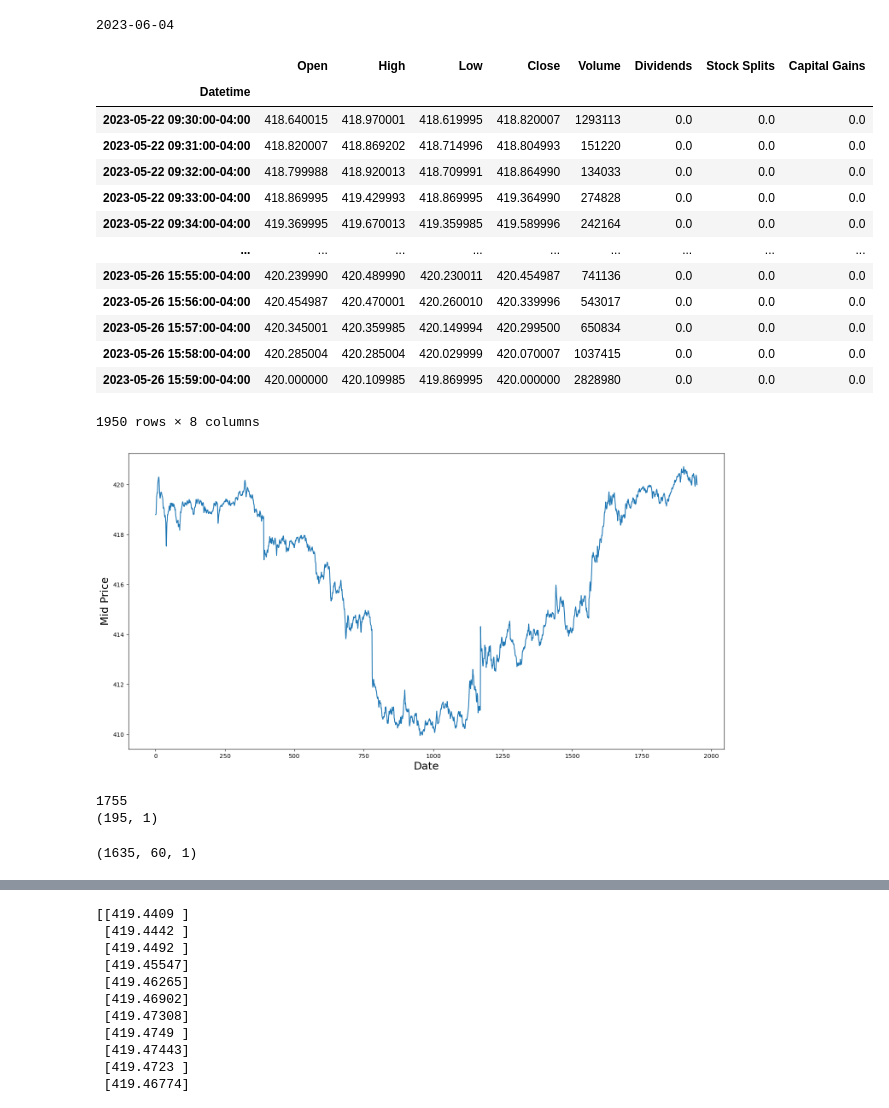
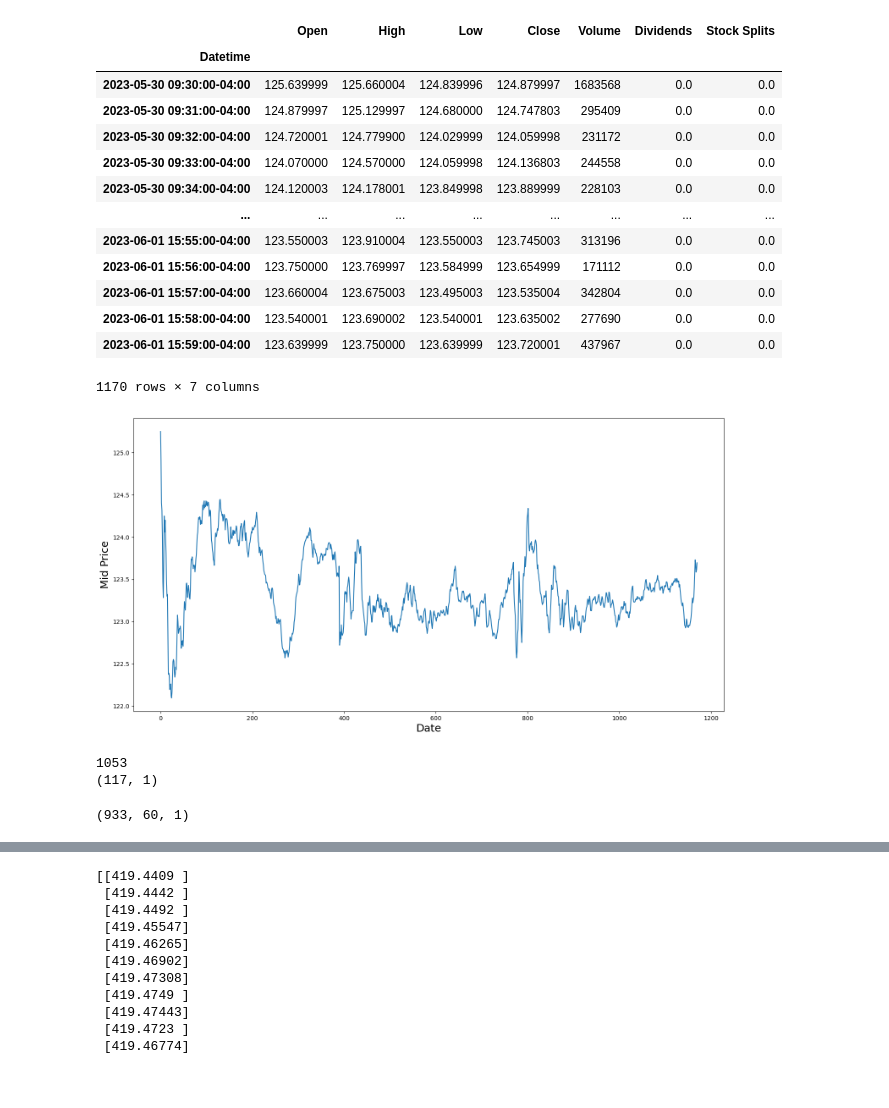
Before and after one commit to cowlinn/Money_Bot_V1, a Jupyter notebook: Exploration/ML/Actual testing more stonks .ipynb, the cells around one changed output, grey strips where cells are left out. Drawn from its saved outputs; the diff is of its cells as text; code cells hidden in the pictures; blank space fills up the shorter version.

```diff
--- a/Exploration/ML/Actual testing more stonks .ipynb
+++ b/Exploration/ML/Actual testing more stonks .ipynb
@@ -22,41 +22,53 @@ import os
 import urllib
 import json
 import yfinance as yf
-# %%
-curr_day_to_string = datetime.date.today()
-print(curr_day_to_string)
-# %% [output]
-2023-06-04
+# %%
+#### READ THIS BEFORE CONTINUING ####
+
+### CHANGE THE FOLLOWING VARIABLES ###
+stock_name = "GOOGL" #--> GIVE THE TICKER NAME
+
+
+### START AND END_DATES, GIVE YYYY-MM-DD format
+start_date = "2023-05-27"
+
+end_date = "2023-06-02"
+
+### CHOOSE INTERVAL OF TRAINING DATA, BEWARNED THAT IF YOUR START AND END, LONG, MIGHT NOT BE ABLE TO GET LARGE INTERVAL
+
+time_interval = "1m" ## LIST OF HISTORY: [“1m”, “2m”, “5m”, “15m”, “30m”, “60m”, “90m”, “1h”, “1d”, “5d”, “1wk”, “1mo”, “3mo”]
 # %%
 #for saving / upadting / testing?
 #need to change, then can run the above!
-stock_name = "SPY"
 curr_day_to_string = datetime.date.today()
 cache_fname = "/historical/" + f"{stock_name}_{curr_day_to_string}.csv"
 
 stock = yf.Ticker(stock_name)
 ## TO change the historical values, try to stick to 1m granularity
-data = pd.DataFrame(stock.history(start="2023-05-21", end="2023-05-28", interval="1m"))
+data = pd.DataFrame(stock.history(start=start_date, end=end_date, interval=time_interval))
 data
-###TODO: Saving and reading for backtesting purposes, but honestly no need
-##data.to_csv(cache_fname)
 # %% [output]
-|  | Open | High | Low | Close | Volume | Dividends | Stock Splits | Capital Gains |
-| Datetime |  |  |  |  |  |  |  |  |
-| 2023-05-22 09:30:00-04:00 | 418.640015 | 418.970001 | 418.619995 | 418.820007 | 1293113 | 0.0 | 0.0 | 0.0 |
-| 2023-05-22 09:31:00-04:00 | 418.820007 | 418.869202 | 418.714996 | 418.804993 | 151220 | 0.0 | 0.0 | 0.0 |
-| 2023-05-22 09:32:00-04:00 | 418.799988 | 418.920013 | 418.709991 | 418.864990 | 134033 | 0.0 | 0.0 | 0.0 |
-| 2023-05-22 09:33:00-04:00 | 418.869995 | 419.429993 | 418.869995 | 419.364990 | 274828 | 0.0 | 0.0 | 0.0 |
-| 2023-05-22 09:34:00-04:00 | 419.369995 | 419.670013 | 419.359985 | 419.589996 | 242164 | 0.0 | 0.0 | 0.0 |
-| ... | ... | ... | ... | ... | ... | ... | ... | ... |
-| 2023-05-26 15:55:00-04:00 | 420.239990 | 420.489990 | 420.230011 | 420.454987 | 741136 | 0.0 | 0.0 | 0.0 |
-| 2023-05-26 15:56:00-04:00 | 420.454987 | 420.470001 | 420.260010 | 420.339996 | 543017 | 0.0 | 0.0 | 0.0 |
-| 2023-05-26 15:57:00-04:00 | 420.345001 | 420.359985 | 420.149994 | 420.299500 | 650834 | 0.0 | 0.0 | 0.0 |
-| 2023-05-26 15:58:00-04:00 | 420.285004 | 420.285004 | 420.029999 | 420.070007 | 1037415 | 0.0 | 0.0 | 0.0 |
-| 2023-05-26 15:59:00-04:00 | 420.000000 | 420.109985 | 419.869995 | 420.000000 | 2828980 | 0.0 | 0.0 | 0.0 |
+|  | Open | High | Low | Close | Volume | Dividends | Stock Splits |
+| Datetime |  |  |  |  |  |  |  |
+| 2023-05-30 09:30:00-04:00 | 125.639999 | 125.660004 | 124.839996 | 124.879997 | 1683568 | 0.0 | 0.0 |
+| 2023-05-30 09:31:00-04:00 | 124.879997 | 125.129997 | 124.680000 | 124.747803 | 295409 | 0.0 | 0.0 |
+| 2023-05-30 09:32:00-04:00 | 124.720001 | 124.779900 | 124.029999 | 124.059998 | 231172 | 0.0 | 0.0 |
+| 2023-05-30 09:33:00-04:00 | 124.070000 | 124.570000 | 124.059998 | 124.136803 | 244558 | 0.0 | 0.0 |
+| 2023-05-30 09:34:00-04:00 | 124.120003 | 124.178001 | 123.849998 | 123.889999 | 228103 | 0.0 | 0.0 |
+| ... | ... | ... | ... | ... | ... | ... | ... |
+| 2023-06-01 15:55:00-04:00 | 123.550003 | 123.910004 | 123.550003 | 123.745003 | 313196 | 0.0 | 0.0 |
+| 2023-06-01 15:56:00-04:00 | 123.750000 | 123.769997 | 123.584999 | 123.654999 | 171112 | 0.0 | 0.0 |
+| 2023-06-01 15:57:00-04:00 | 123.660004 | 123.675003 | 123.495003 | 123.535004 | 342804 | 0.0 | 0.0 |
+| 2023-06-01 15:58:00-04:00 | 123.540001 | 123.690002 | 123.540001 | 123.635002 | 277690 | 0.0 | 0.0 |
+| 2023-06-01 15:59:00-04:00 | 123.639999 | 123.750000 | 123.639999 | 123.720001 | 437967 | 0.0 | 0.0 |
-1950 rows × 8 columns
+1170 rows × 7 columns
 # %%
-##TODO: run from here!
+
+
+
+## NO CHANGES FROM HERE, JUST RUN EVERYTHING SEE NICE GRAPH
+
+
 df = data.copy()
 #df = df.rename(columns={'Datetime': 'Date'})
 #visualization
@@ -67,7 +79,7 @@ plt.xlabel('Date',fontsize=18)
 plt.ylabel('Mid Price',fontsize=18)
 plt.show()
 # %% [output]
-[figure, old version]
+[figure, new version]
 # %%
 #let's try to predict the last 10% of values (this is arbitrary)
 #default [1:3] = high + low
@@ -79,8 +91,8 @@ training_set = df.iloc[:train_len, 1:2].values
 test_set = df.iloc[train_len:, 1:2].values #take the last x values? (to predict!)
 print(test_set.shape)
 # %% [output]
-1755
-(195, 1)
+1053
+(117, 1)
 # %%
 # Input features: time lag of 60 time steps
 # Feature Scaling
@@ -96,7 +108,7 @@ X_train, y_train = np.array(X_train), np.array(y_train)
 X_train = np.reshape(X_train, (X_train.shape[0], X_train.shape[1], 1))
 print(X_train.shape)
 # %% [output]
-(1635, 60, 1)
+(933, 60, 1)
 # %%
 ##TODO: Maybe tune the model such that LSTM units are changed?
 model = Sequential()
```
Also changed, not shown: parts of 4 cells of this notebook.
